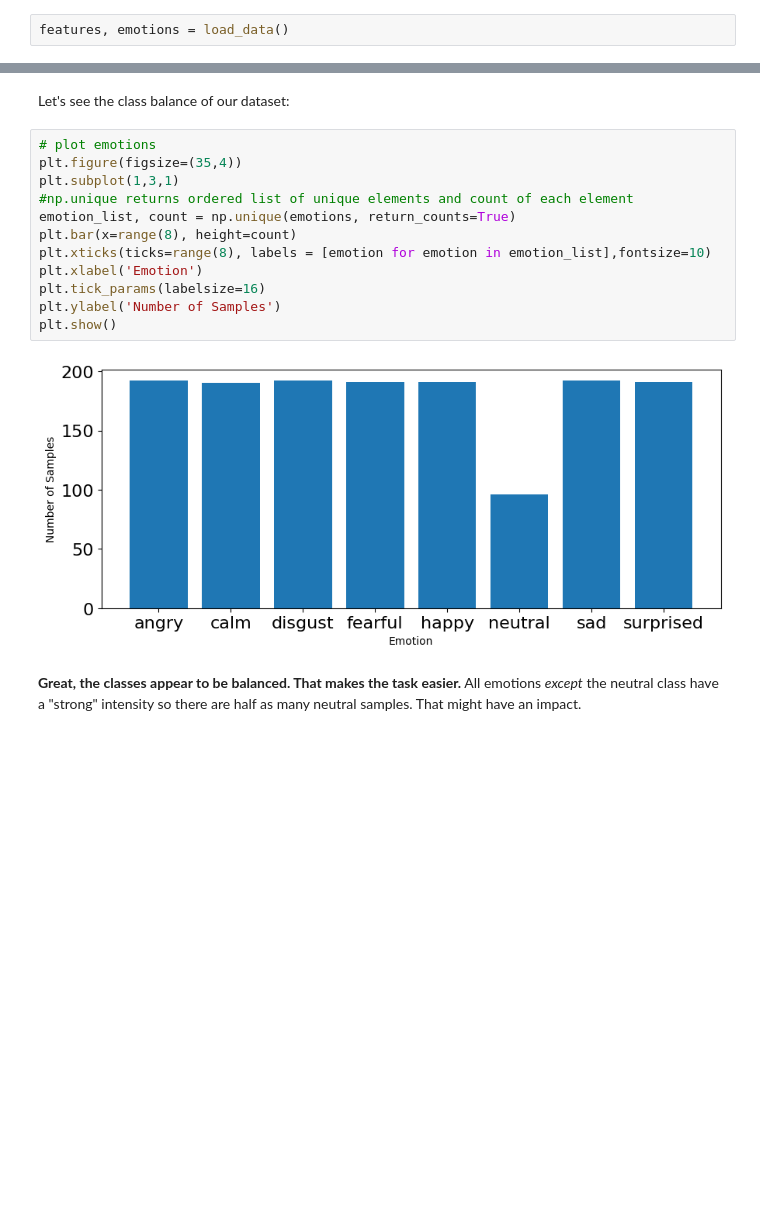
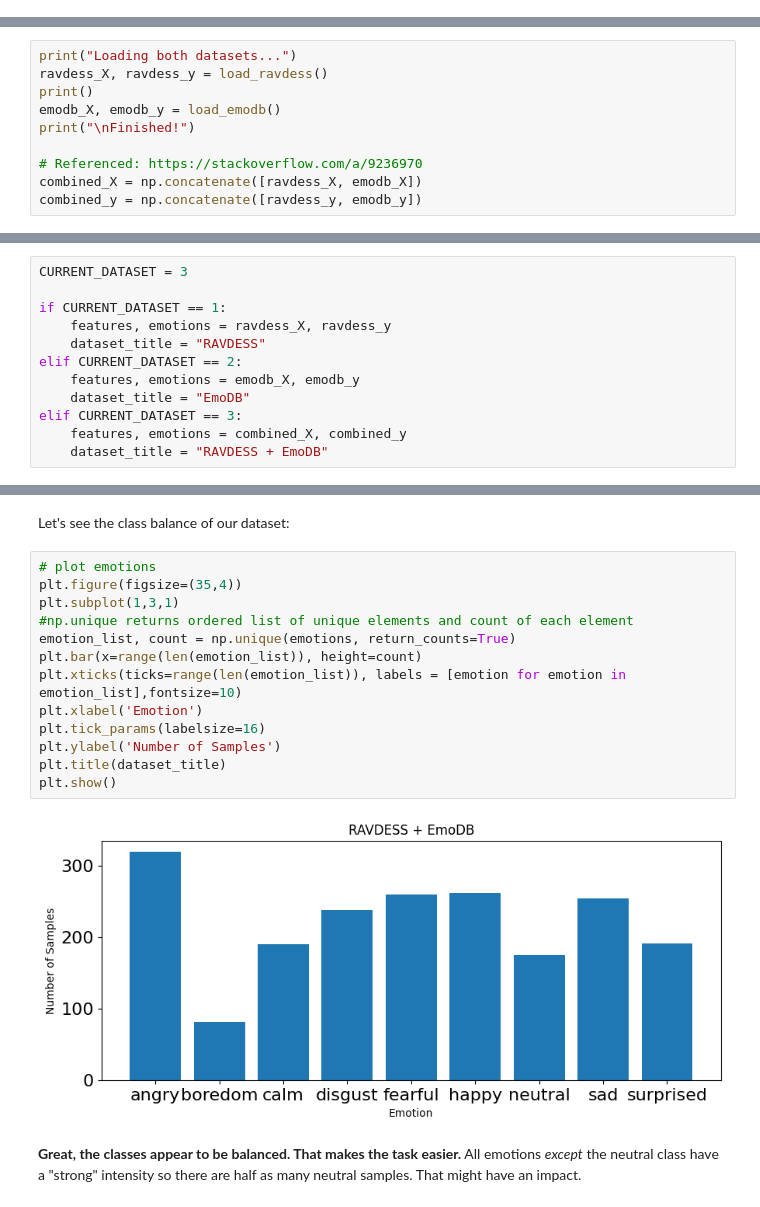
Before and after one commit to rdezwart/Week2-Data_Preprocessing, a Jupyter notebook: Week_2_Data_Preprocessing.ipynb, the cells around one changed output, grey strips where cells are left out. Drawn from its saved outputs; the diff is of its cells as text; blank space fills up the shorter version.

```diff
--- a/Week_2_Data_Preprocessing.ipynb
+++ b/Week_2_Data_Preprocessing.ipynb
@@ -796,5 +832,3 @@ def load_data():
 # %% [markdown]
 Compute the feature matrix and read the emotion labels for the entire dataset.
 Note that our regressor (independent/explanatory variable), usually denoted X, is named 'features', and our regressand (dependent variable), usually denoted y, is named 'emotions'.
-# %%
-features, emotions = load_data()
@@ -802,0 +835,10 @@ features, emotions = load_data()
+# %%
+print("Loading both datasets...")
+ravdess_X, ravdess_y = load_ravdess()
+print()
+emodb_X, emodb_y = load_emodb()
+print("\nFinished!")
+
+# Referenced: https://stackoverflow.com/a/9236970
+combined_X = np.concatenate([ravdess_X, emodb_X])
+combined_y = np.concatenate([ravdess_y, emodb_y])
@@ -803,3 +852,15 @@ features, emotions = load_data()
+# %%
+CURRENT_DATASET = 3
+
+if CURRENT_DATASET == 1:
+    features, emotions = ravdess_X, ravdess_y
+    dataset_title = "RAVDESS"
+elif CURRENT_DATASET == 2:
+    features, emotions = emodb_X, emodb_y
+    dataset_title = "EmoDB"
+elif CURRENT_DATASET == 3:
+    features, emotions = combined_X, combined_y
+    dataset_title = "RAVDESS + EmoDB"
 # %%
 features
 # %% [output]
@@ -849,17 +910,18 @@ Let's see the class balance of our dataset:
 # %%
 # plot emotions
 plt.figure(figsize=(35,4))
 plt.subplot(1,3,1)
 #np.unique returns ordered list of unique elements and count of each element
 emotion_list, count = np.unique(emotions, return_counts=True)
-plt.bar(x=range(8), height=count)
-plt.xticks(ticks=range(8), labels = [emotion for emotion in emotion_list],fontsize=10)
+plt.bar(x=range(len(emotion_list)), height=count)
+plt.xticks(ticks=range(len(emotion_list)), labels = [emotion for emotion in emotion_list],fontsize=10)
 plt.xlabel('Emotion')
 plt.tick_params(labelsize=16)
 plt.ylabel('Number of Samples')
+plt.title(dataset_title)
 plt.show()
 # %% [output]
-[figure, old version]
+[figure, new version]
 # %% [markdown]
 **Great, the classes appear to be balanced. That makes the task easier.** All emotions _except_ the neutral class have a "strong" intensity so there are half as many neutral samples. That might have an impact.
 # %% [markdown]
```
Also changed, not shown: parts of 8 cells of this notebook.
